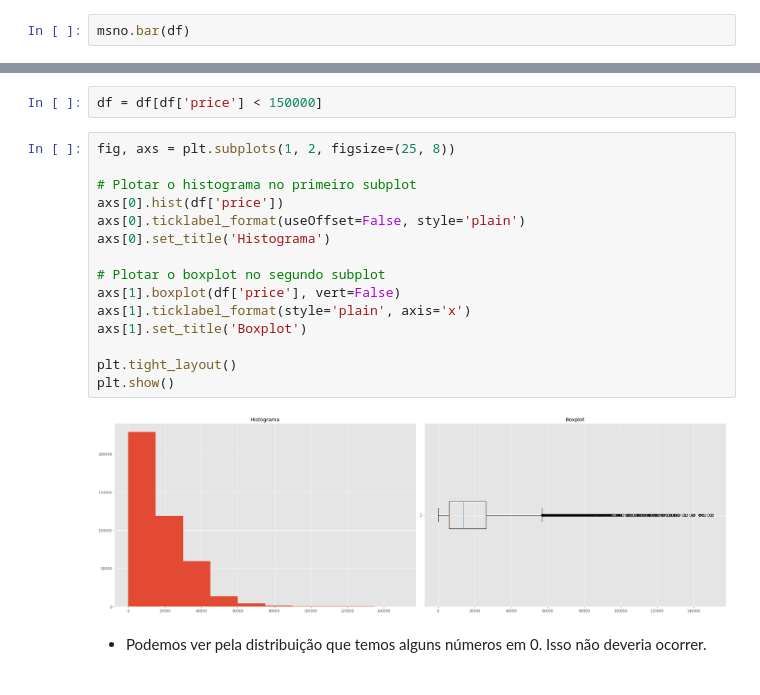
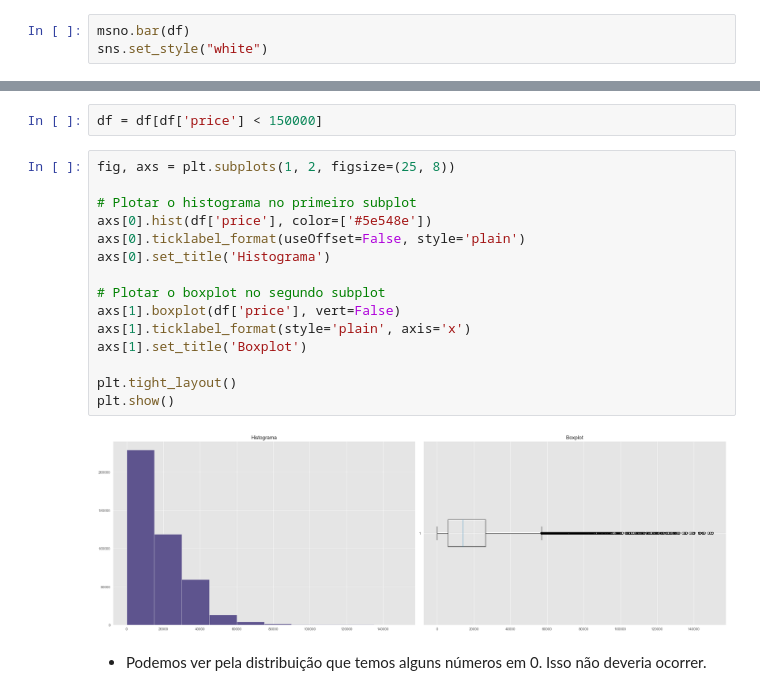
Before and after one commit to biancaportela/vendas_carros, a Jupyter notebook: limpeza.ipynb, the cells around one changed output, grey strips where cells are left out. Cells and saved outputs as stored; diff of their text form.

```diff
--- a/limpeza.ipynb
+++ b/limpeza.ipynb
@@ -89,4 +89,5 @@ msno.matrix(df)
 [figure]
 # %%
 msno.bar(df)
+sns.set_style("white")
 # %% [output]
@@ -219,20 +220,20 @@ df = df[df['price'] < 150000]
 # %%
 fig, axs = plt.subplots(1, 2, figsize=(25, 8))
 
 # Plotar o histograma no primeiro subplot
-axs[0].hist(df['price'])
+axs[0].hist(df['price'], color=['#5e548e'])
 axs[0].ticklabel_format(useOffset=False, style='plain')
 axs[0].set_title('Histograma')
 
 # Plotar o boxplot no segundo subplot
 axs[1].boxplot(df['price'], vert=False)
 axs[1].ticklabel_format(style='plain', axis='x')
 axs[1].set_title('Boxplot')
 
 plt.tight_layout()
 plt.show()
 # %% [output]
-[figure, old version]
+[figure, new version]
 # %% [markdown]
 - Podemos ver pela distribuição que temos alguns números em 0. Isso não deveria ocorrer.
 # %%
```
Also changed, not shown: parts of 9 cells of this notebook, 18 other files.
